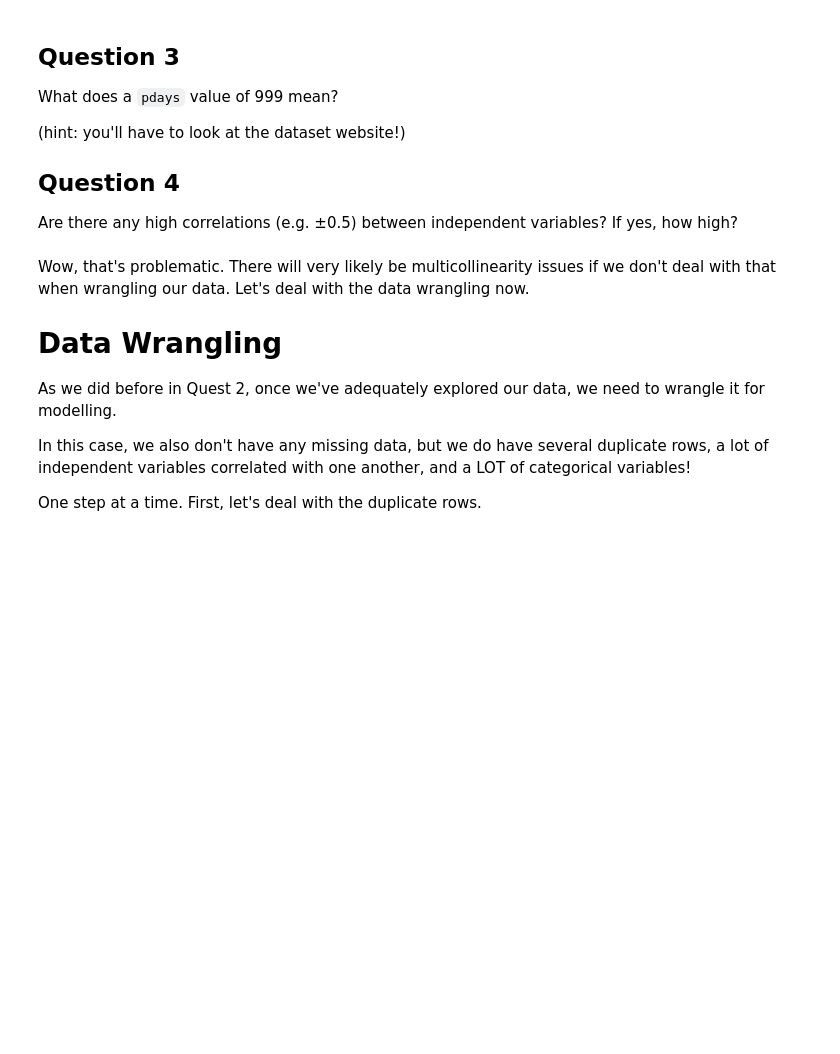
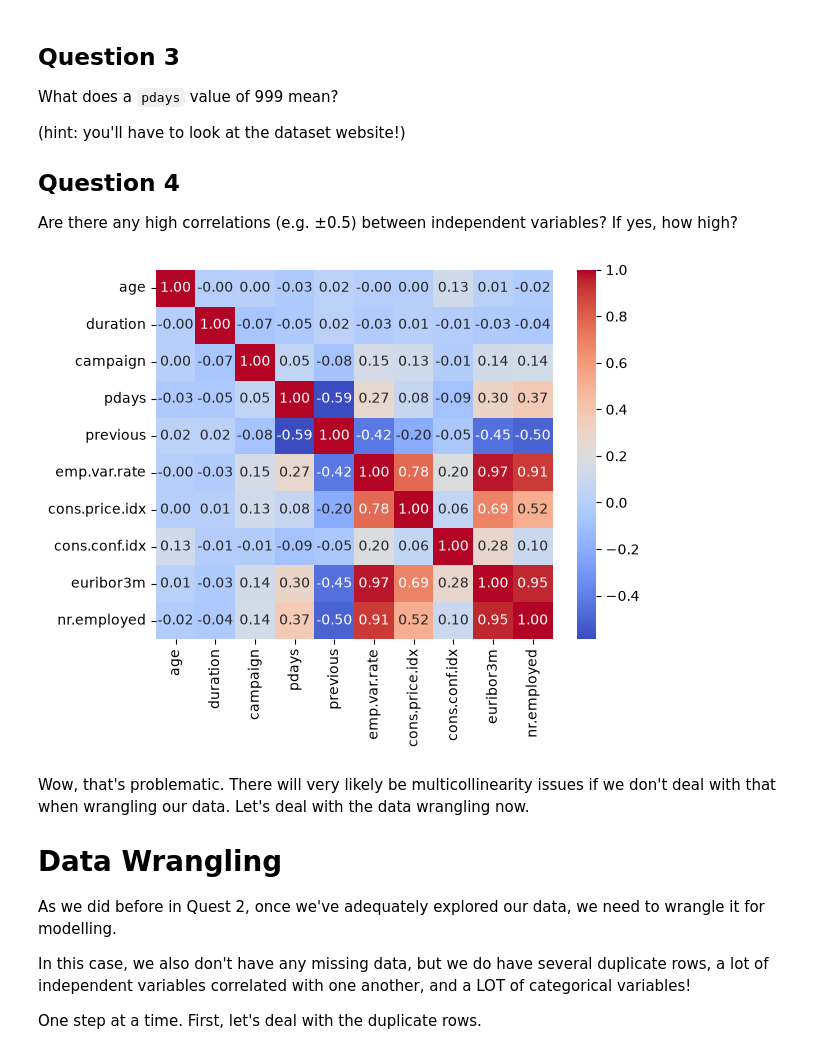
Before and after one commit to noberto21/ml_regression, a Jupyter notebook: bank_marketing/bank_marketing.ipynb, the cells around one changed output. Saved outputs shown, nothing was run; the diff lists cells and outputs as text; code cells hidden in the pictures; blank space fills up the shorter version.

```diff
--- a/bank_marketing/bank_marketing.ipynb
+++ b/bank_marketing/bank_marketing.ipynb
@@ -70,3 +83,6 @@ With the EDA you have conducted, answer the following questions from the quiz. N
 What percentage of users ended up subscribing to a deposit? (i.e. column `y` == 'yes') Round your answer to 1 decimal place.
 # %%
 # calculate percentage of users where y == "yes"
+df = pd.read_csv('bank-additional-full.csv', sep=';')
+pct_yes = (df['y'].eq('yes').mean() * 100).round(1)
+pct_yes
@@ -87,6 +108,13 @@ What does a `pdays` value of 999 mean?
 Are there any high correlations (e.g. ±0.5) between independent variables? If yes, how high?
 # %%
 # plot correlation heatmap to get a sense of what variables are correlated
+corr = df.select_dtypes(include=[np.number]).corr()
+
+# plot the heatmap using only numeric features
+sns.heatmap(corr, annot=True, cmap="coolwarm", fmt=".2f")
+plt.show()
+# %% [output]
+[figure, added]
 # %% [markdown]
 Wow, that's problematic. There will very likely be multicollinearity issues if we don't deal with that when wrangling our data. Let's deal with the data wrangling now.
 
```
Also changed, not shown: parts of 40 cells of this notebook, 1 other file.
